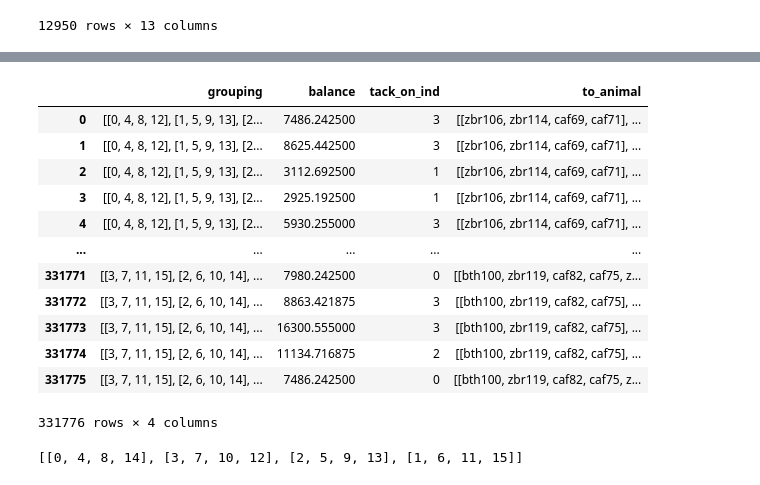
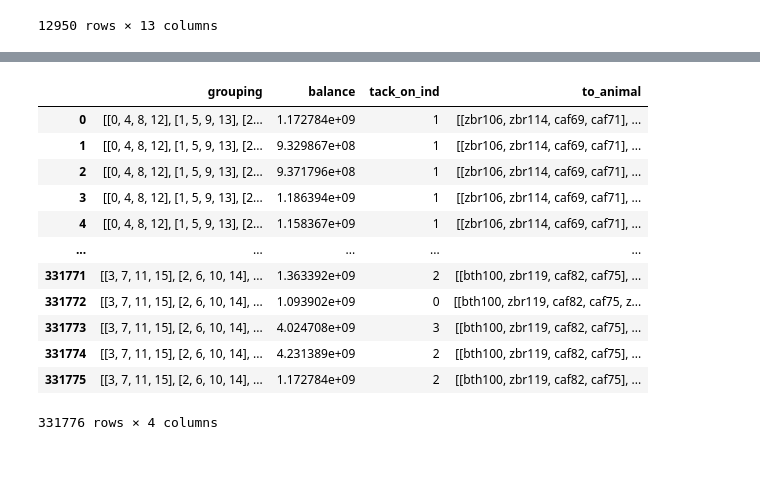
Before and after one commit to Toby-Shaw/IndividualNeuronSleepAnalysis, a Jupyter notebook: useful_notebooks/GettingAnimalFolds.ipynb, the cells around one changed output, grey strips where cells are left out. Drawn from its saved outputs; the diff is of its cells as text; code cells hidden in the pictures.

```diff
--- a/useful_notebooks/GettingAnimalFolds.ipynb
+++ b/useful_notebooks/GettingAnimalFolds.ipynb
@@ -193,7 +156,10 @@ for permut in tqdm(init_permut):
             options_third = permutations(*third_case)
             total_options.append([permut, option, third_pick, options_third[0]])
 # %%
+#Dictate what you are balancing for
 animal_to_units = {}
 for animal in df.animal:
-    animal_to_units[animal] = df[df.animal==animal].unit_count.iloc[0]
+    #Change this line to the specific thing you want to be the "balance factor" for every layout going forward. In this
+    #case it is using the total number of sleep chunks in the animal
+    animal_to_units[animal] = sum(df[df.animal==animal].sum_chunks.iloc[0])
 # %%
@@ -219,44 +186,48 @@ animal_to_units
 # %%
-def calculate_balance_for_group(grouping, details=False, tack_on=38):
+#Calculate the balance for a single grouping, based on means squared error (I believe)
+def calculate_balance_for_group(grouping, animal_to_units, animal_ordered):
     vals = []
     for group in grouping:
         vals.append(np.average([animal_to_units[animal_ordered[group[i]]] for i in range(len(group))]))
-
-    if details: print(vals)
     min_ind = vals.index(min(vals))
 
-    #Add in zbr113 to smallest grouping as tacked on guy
-    vals[min_ind] = (vals[min_ind]*4 + tack_on)/5
+    #Add in zbr113 to smallest grouping as tacked on guy, guarantees that zbr113 added to minimal group will minimize error
+    vals[min_ind] = (vals[min_ind]*4 + animal_to_units['zbr113'])/5
     total_avg = np.average(vals)
     distance = sum([abs(vals[i]-total_avg)**2 for i in range(4)])
     return distance, min_ind
 # %%
-results = {'grouping':[], 'balance':[], 'tack_on_ind':[], 'to_animal':[]}
-for layout in tqdm(total_options):
-    bal, min_ind = calculate_balance_for_group(layout)
-    results['grouping'].append(layout)
-    results['balance'].append(bal)
-    results['tack_on_ind'].append(min_ind)
-    animal_layout = []
-    for group in layout:
-        animal_layout.append([animal_ordered[group[i]] for i in range(len(group))])
-    animal_layout[min_ind].append('zbr113')
-    results['to_animal'].append(animal_layout)
-results = pd.DataFrame(results)
+#Get all balancing values for every single permutation option
+def get_balancing_for_animal_groupings(total_options, animal_to_units, animal_ordered):
+    results = {'grouping':[], 'balance':[], 'tack_on_ind':[], 'to_animal':[]}
+    for layout in tqdm(total_options):
+        bal, min_ind = calculate_balance_for_group(layout, animal_to_units, animal_ordered)
+        results['grouping'].append(layout)
+        results['balance'].append(bal)
+        results['tack_on_ind'].append(min_ind)
+        animal_layout = []
+        for group in layout:
+            animal_layout.append([animal_ordered[group[i]] for i in range(len(group))])
+        animal_layout[min_ind].append('zbr113')
+        results['to_animal'].append(animal_layout)
+    results = pd.DataFrame(results)
+    return results
 # %%
-results
+#Actually get those balancing results
+results = get_balancing_for_animal_groupings(total_options, animal_to_units, animal_ordered)
+display(results)
 # %% [output]
 |  | grouping | balance | tack_on_ind | to_animal |
-| 0 | [[0, 4, 8, 12], [1, 5, 9, 13], [2... | 7486.242500 | 3 | [[zbr106, zbr114, caf69, caf71], ... |
-| 1 | [[0, 4, 8, 12], [1, 5, 9, 13], [2... | 8625.442500 | 3 | [[zbr106, zbr114, caf69, caf71], ... |
-| 2 | [[0, 4, 8, 12], [1, 5, 9, 13], [2... | 3112.692500 | 1 | [[zbr106, zbr114, caf69, caf71], ... |
-| 3 | [[0, 4, 8, 12], [1, 5, 9, 13], [2... | 2925.192500 | 1 | [[zbr106, zbr114, caf69, caf71], ... |
-| 4 | [[0, 4, 8, 12], [1, 5, 9, 13], [2... | 5930.255000 | 3 | [[zbr106, zbr114, caf69, caf71], ... |
+| 0 | [[0, 4, 8, 12], [1, 5, 9, 13], [2... | 1.172784e+09 | 1 | [[zbr106, zbr114, caf69, caf71], ... |
+| 1 | [[0, 4, 8, 12], [1, 5, 9, 13], [2... | 9.329867e+08 | 1 | [[zbr106, zbr114, caf69, caf71], ... |
+| 2 | [[0, 4, 8, 12], [1, 5, 9, 13], [2... | 9.371796e+08 | 1 | [[zbr106, zbr114, caf69, caf71], ... |
+| 3 | [[0, 4, 8, 12], [1, 5, 9, 13], [2... | 1.186394e+09 | 1 | [[zbr106, zbr114, caf69, caf71], ... |
+| 4 | [[0, 4, 8, 12], [1, 5, 9, 13], [2... | 1.158367e+09 | 1 | [[zbr106, zbr114, caf69, caf71], ... |
 | ... | ... | ... | ... | ... |
-| 331771 | [[3, 7, 11, 15], [2, 6, 10, 14], ... | 7980.242500 | 0 | [[bth100, zbr119, caf82, caf75, z... |
-| 331772 | [[3, 7, 11, 15], [2, 6, 10, 14], ... | 8863.421875 | 3 | [[bth100, zbr119, caf82, caf75], ... |
-| 331773 | [[3, 7, 11, 15], [2, 6, 10, 14], ... | 16300.555000 | 3 | [[bth100, zbr119, caf82, caf75], ... |
-| 331774 | [[3, 7, 11, 15], [2, 6, 10, 14], ... | 11134.716875 | 2 | [[bth100, zbr119, caf82, caf75], ... |
-| 331775 | [[3, 7, 11, 15], [2, 6, 10, 14], ... | 7486.242500 | 0 | [[bth100, zbr119, caf82, caf75, z... |
+| 331771 | [[3, 7, 11, 15], [2, 6, 10, 14], ... | 1.363392e+09 | 2 | [[bth100, zbr119, caf82, caf75], ... |
+| 331772 | [[3, 7, 11, 15], [2, 6, 10, 14], ... | 1.093902e+09 | 0 | [[bth100, zbr119, caf82, caf75, z... |
+| 331773 | [[3, 7, 11, 15], [2, 6, 10, 14], ... | 4.024708e+09 | 3 | [[bth100, zbr119, caf82, caf75], ... |
+| 331774 | [[3, 7, 11, 15], [2, 6, 10, 14], ... | 4.231389e+09 | 2 | [[bth100, zbr119, caf82, caf75], ... |
+| 331775 | [[3, 7, 11, 15], [2, 6, 10, 14], ... | 1.172784e+09 | 2 | [[bth100, zbr119, caf82, caf75], ... |
 331776 rows × 4 columns
 # %%
@@ -282,4 +255,0 @@ def check_layout_for_legal(layout):
-# %%
-results[results.balance==min(results.balance)].grouping.iloc[0]
-# %% [output]
-[[0, 4, 8, 14], [3, 7, 10, 12], [2, 5, 9, 13], [1, 6, 11, 15]]
```
Also changed, not shown: parts of 25 cells of this notebook, 1 other file.
